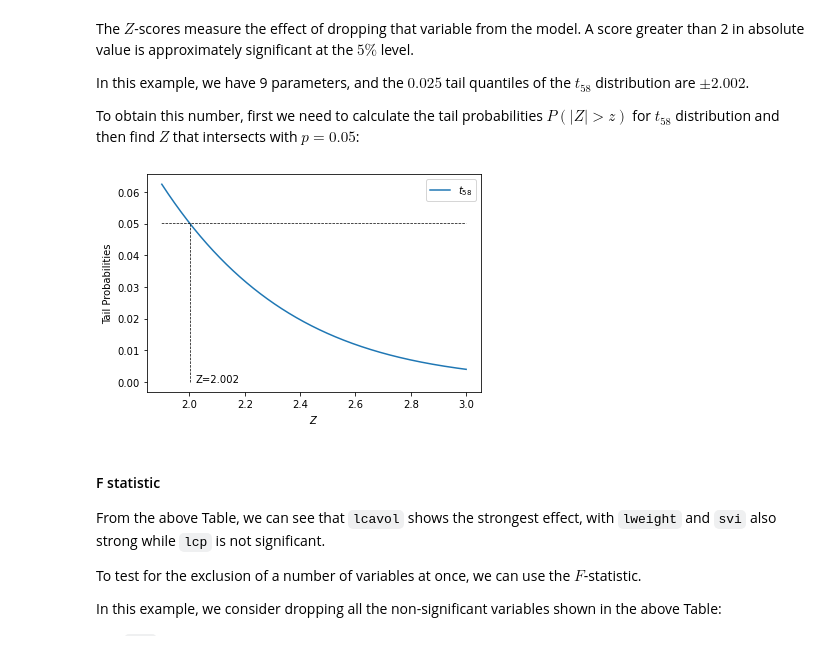
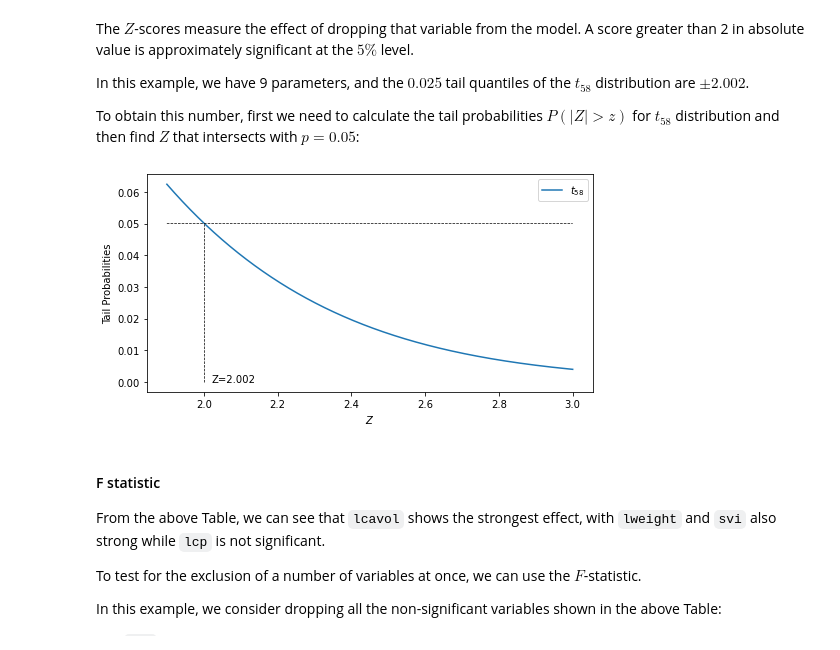
Before and after one commit to abkoesdw/The-Elements-of-Statistical-Learning-Python-Codes, a Jupyter notebook: esl/Chapter 03 - Linear Methods for Regression/3.2.1 Example - Prostate Cancer.ipynb, the cells around one changed output. Saved outputs shown, nothing was run; the diff lists cells and outputs as text; code cells hidden in the pictures.

```diff
--- a/esl/Chapter 03 - Linear Methods for Regression/3.2.1 Example - Prostate Cancer.ipynb
+++ b/esl/Chapter 03 - Linear Methods for Regression/3.2.1 Example - Prostate Cancer.ipynb
@@ -292,31 +292,31 @@ To obtain this number, first we need to calculate the tail probabilities $P(|Z|
 # %%
 # This time I'm using scipy.stats.t to generate the tail probabilities
 x_cdf = np.linspace(1.9, 3, 10000)
 cdf = 1 - scipy.stats.t.cdf(x_cdf, df=58) + scipy.stats.t.cdf(-x_cdf, df=58)
-plt.figure(1)
+plt.figure(figsize=(8, 4))
 plt.plot(x_cdf, cdf, label='$t_{58}$')
 plt.xlabel('$Z$')
 plt.ylabel('Tail Probabilities', rotation=90)
 plt.legend()
 
 # find Z at p = 0.05
 p = 0.05  # 5% level
 # find index where cdf = p_ or cdf ~= p_ because there is no data point where cdf = p exactly.
 idx = np.argmin(np.abs(cdf - p))
 z_ = [x_cdf[idx], x_cdf[idx]]
 y_ = [0, p]
 
 # plot the horizontal line where y = p
 plt.plot(z_, y_, '--k', linewidth=0.7)
 
 # plot the vertical line where Z = x_cdf[idx]
 plt.plot(x_cdf, p * np.ones_like(x_cdf), '--k', linewidth=0.7)
 
 # annotate the Z
 plt.text(x_cdf[idx] + 0.02, 0, "Z={:,.3f}".format(x_cdf[idx]))
 plt.show()
 # %% [output]
-[figure, old version]
+[figure, new version]
 # %% [markdown]
 #### F statistic
 
```
Also changed, not shown: parts of 3 cells of this notebook, 1 other file.
